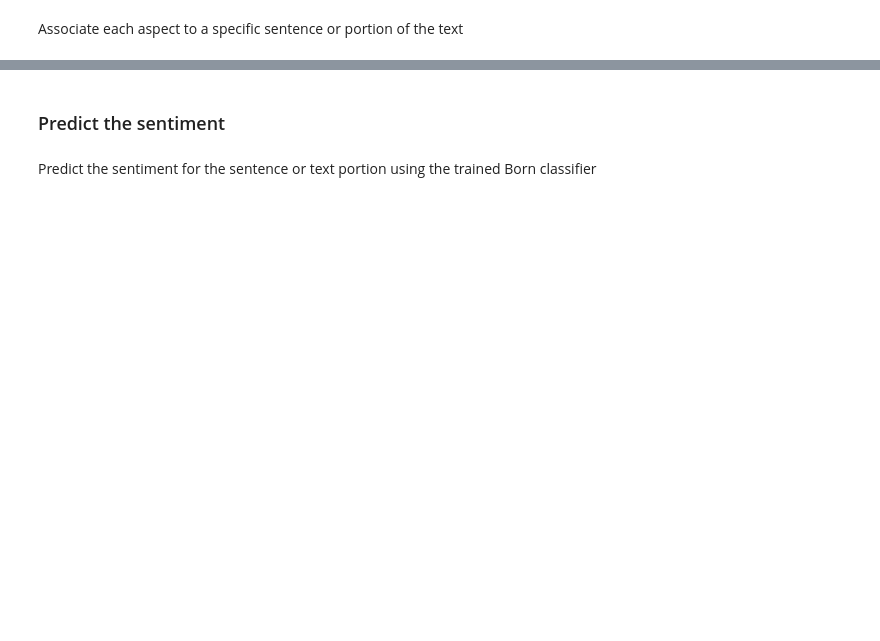
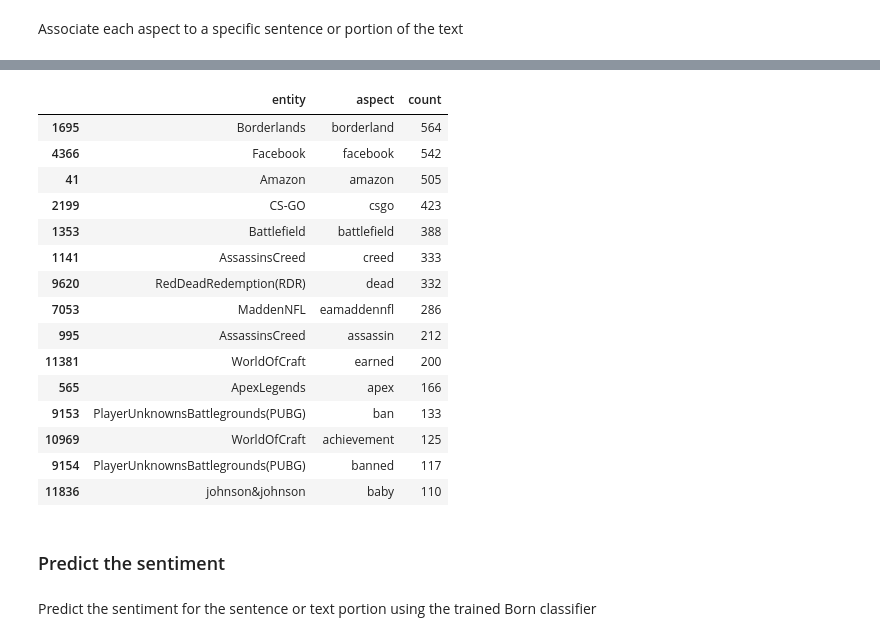
Before and after one commit to scagiu99/Explain-you-opinion, a Jupyter notebook: Project.ipynb, the cells around one changed output, grey strips where cells are left out. Saved outputs shown, nothing was run; the diff lists cells and outputs as text; code cells hidden in the pictures; blank space fills up the shorter version.

```diff
--- a/Project.ipynb
+++ b/Project.ipynb
@@ -944,6 +988,29 @@ dtypes: int64(2), object(4)
 memory usage: 1.9+ MB
 # %%
 aspect_data['sentiment'], aspect_data['sentence'] = aspect_data['sentiment'].astype(pd.StringDtype()),aspect_data['sentence'].astype(pd.StringDtype())
+# %%
+a = aspect_data.groupby(['entity','aspect']).size().reset_index(name='count')
+# %%
+a = a[ (a['count'] >= np.percentile(a['count'], 75))]
+# %%
+a.sort_values(by='count', ascending=False).head(15)
+# %% [output]
+|  | entity | aspect | count |
+| 1695 | Borderlands | borderland | 564 |
+| 4366 | Facebook | facebook | 542 |
+| 41 | Amazon | amazon | 505 |
+| 2199 | CS-GO | csgo | 423 |
+| 1353 | Battlefield | battlefield | 388 |
+| 1141 | AssassinsCreed | creed | 333 |
+| 9620 | RedDeadRedemption(RDR) | dead | 332 |
+| 7053 | MaddenNFL | eamaddennfl | 286 |
+| 995 | AssassinsCreed | assassin | 212 |
+| 11381 | WorldOfCraft | earned | 200 |
+| 565 | ApexLegends | apex | 166 |
+| 9153 | PlayerUnknownsBattlegrounds(PUBG) | ban | 133 |
+| 10969 | WorldOfCraft | achievement | 125 |
+| 9154 | PlayerUnknownsBattlegrounds(PUBG) | banned | 117 |
+| 11836 | johnson&johnson | baby | 110 |
 # %% [markdown]
 ### Predict the sentiment
 # %% [markdown]
```
Also changed, not shown: parts of 16 cells of this notebook.
